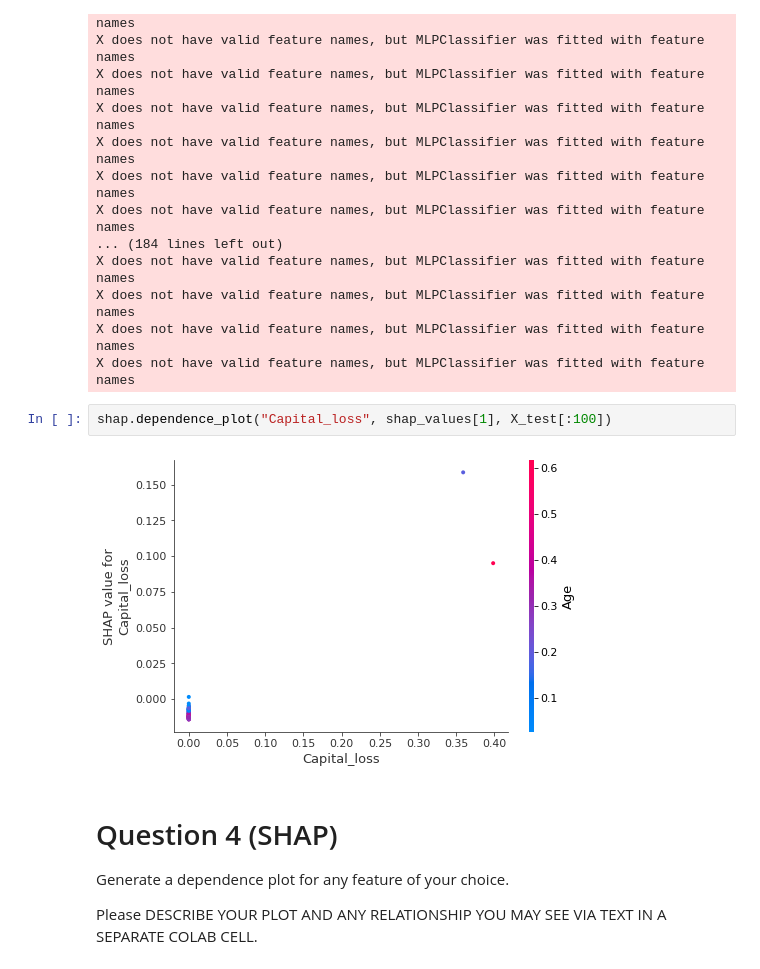
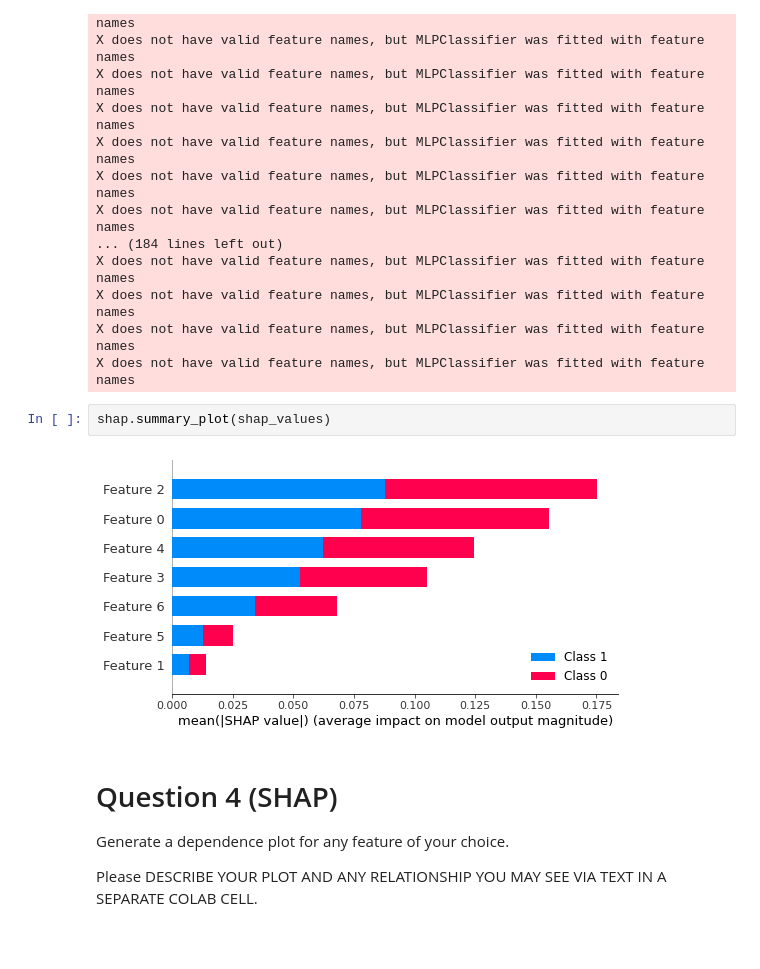
Before and after one commit to VishalShah1999/Visulization_ML, a Jupyter notebook: vs2530_Homework_6.ipynb, the cells around one changed output. Saved outputs shown, nothing was run; the diff lists cells and outputs as text; blank space fills up the shorter version.

```diff
--- a/vs2530_Homework_6.ipynb
+++ b/vs2530_Homework_6.ipynb
@@ -130,10 +128,10 @@ X does not have valid feature names, but MLPClassifier was fitted with feature n
 X does not have valid feature names, but MLPClassifier was fitted with feature names
 X does not have valid feature names, but MLPClassifier was fitted with feature names
 X does not have valid feature names, but MLPClassifier was fitted with feature names
-# %%
-shap.dependence_plot("Capital_loss", shap_values[1], X_test[:100])
-# %% [output]
-[figure, removed]
+# %%
+shap.summary_plot(shap_values)
+# %% [output]
+[figure, added]
 # %% [markdown]
 # Question 4 (SHAP)
 
```
Also changed, not shown: parts of 4 cells of this notebook.
